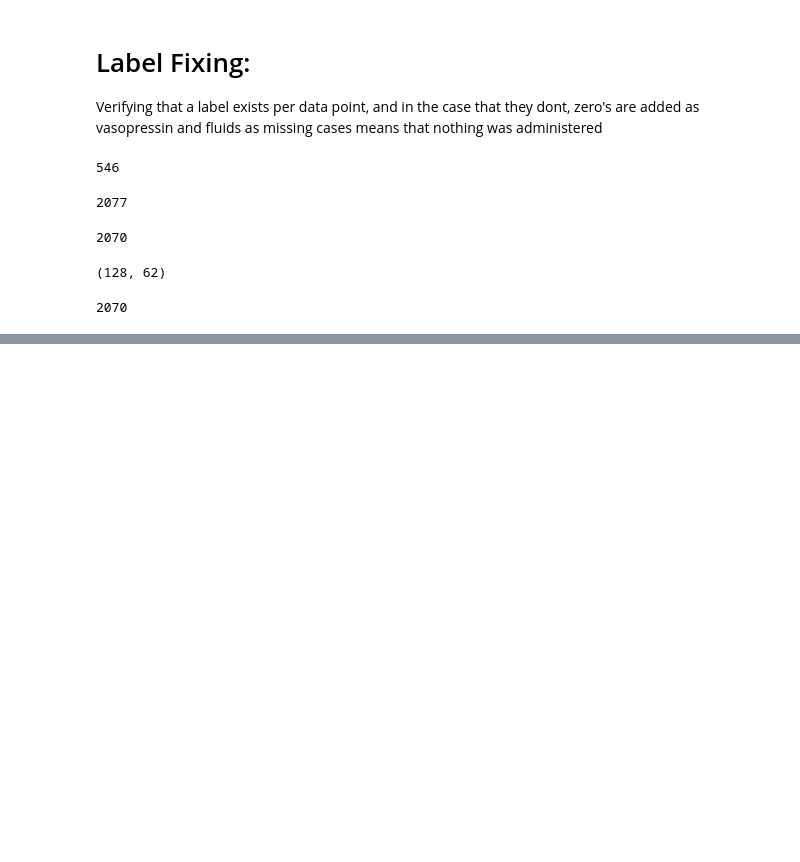
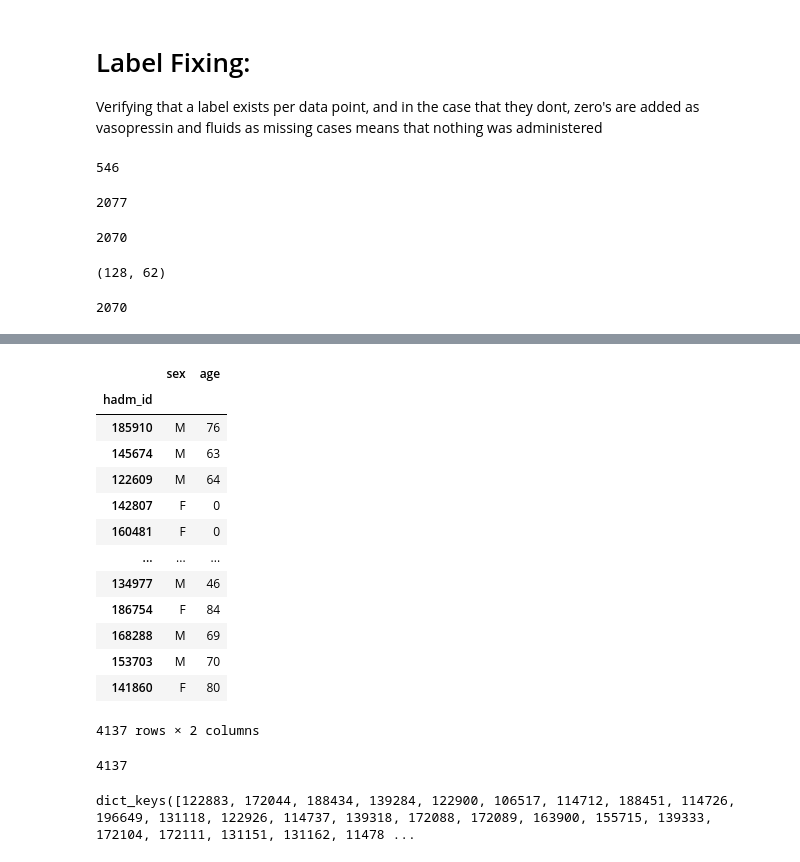
Before and after one commit to Ian-Mint/treatment_recommender, a Jupyter notebook: pre_processing/ECE271b Final Project Lab Data Cleaning.ipynb, the cells around one changed output, grey strips where cells are left out. Cells and saved outputs as stored; diff of their text form; code cells hidden in the pictures; blank space fills up the shorter version.

```diff
--- a/pre_processing/ECE271b Final Project Lab Data Cleaning.ipynb
+++ b/pre_processing/ECE271b Final Project Lab Data Cleaning.ipynb
@@ -645,0 +660,33 @@ len(y_fluids)
+# %%
+col = ["hadm_id", "sex", "age"]
+demographic_data = pd.read_csv("demographics.csv", names = col)
+
+with open("elixhauser_score.pkl", "rb") as f:
+    train_elixhauser_score = pickle.load(f)
+# %%
+demographic_data = demographic_data.set_index("hadm_id")
+# %%
+demographic_data
+# %% [output]
+|  | sex | age |
+| hadm_id |  |  |
+| 185910 | M | 76 |
+| 145674 | M | 63 |
+| 122609 | M | 64 |
+| 142807 | F | 0 |
+| 160481 | F | 0 |
+| ... | ... | ... |
+| 134977 | M | 46 |
+| 186754 | F | 84 |
+| 168288 | M | 69 |
+| 153703 | M | 70 |
+| 141860 | F | 80 |
+4137 rows × 2 columns
+# %%
+len(train_elixhauser_score)
+# %% [output]
+4137
+# %%
+train_set.keys()
+# %% [output]
+dict_keys([122883, 172044, 188434, 139284, 122900, 106517, 114712, 188451, 114726, 196649, 131118, 122926, 114737, 139318, 172088, 172089, 163900, 155715, 139333, 172104, 172111, 131151, 131162, 11478 ...
```
Also changed, not shown: parts of 26 cells of this notebook.
